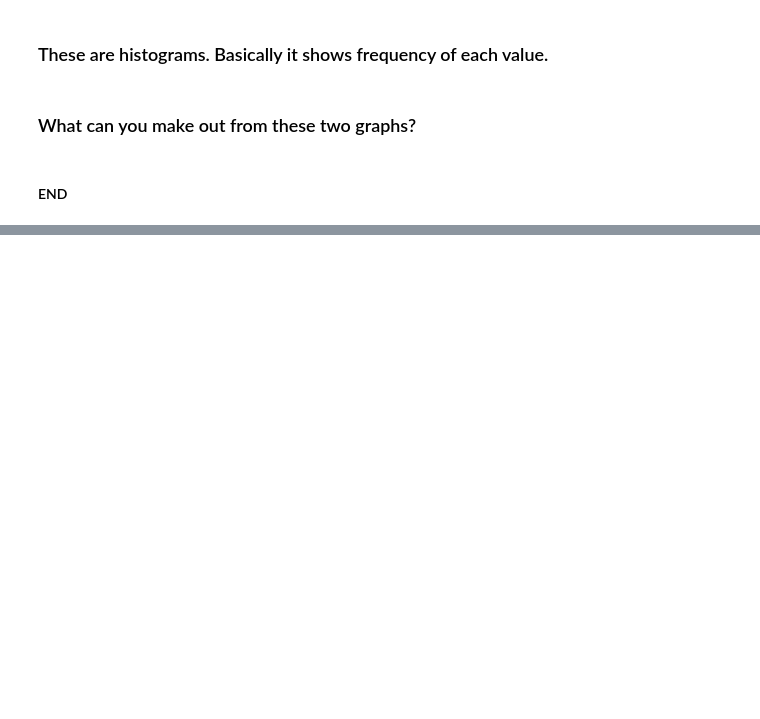
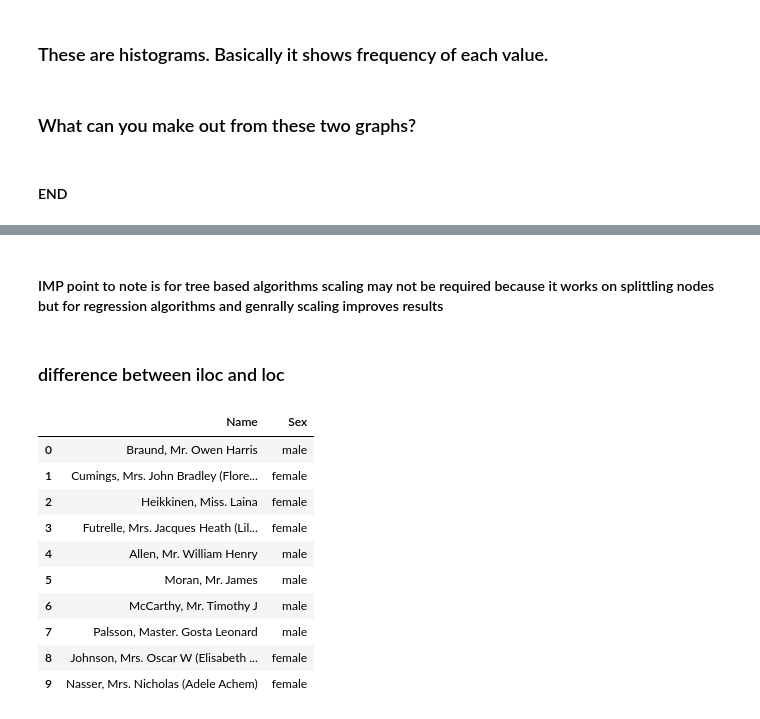
Before and after one commit to prakharlovesdata/ML-sessions, a Jupyter notebook: Sessions/EDA_SESSION_1.ipynb, the cells around one changed output, grey strips where cells are left out. Drawn from its saved outputs; the diff is of its cells as text; code cells hidden in the pictures; blank space fills up the shorter version.

```diff
--- a/Sessions/EDA_SESSION_1.ipynb
+++ b/Sessions/EDA_SESSION_1.ipynb
@@ -205,0 +299,18 @@ plt.show()
+# %% [markdown]
+#### IMP point to note is for tree based algorithms scaling may not be required because it works on splittling nodes but for regression algorithms and genrally scaling improves results
+# %% [markdown]
+### difference between iloc and loc
+# %%
+data.iloc[0:10,3:5]
+# %% [output]
+|  | Name | Sex |
+| 0 | Braund, Mr. Owen Harris | male |
+| 1 | Cumings, Mrs. John Bradley (Flore... | female |
+| 2 | Heikkinen, Miss. Laina | female |
+| 3 | Futrelle, Mrs. Jacques Heath (Lil... | female |
+| 4 | Allen, Mr. William Henry | male |
+| 5 | Moran, Mr. James | male |
+| 6 | McCarthy, Mr. Timothy J | male |
+| 7 | Palsson, Master. Gosta Leonard | male |
+| 8 | Johnson, Mrs. Oscar W (Elisabeth ... | female |
+| 9 | Nasser, Mrs. Nicholas (Adele Achem) | female |
```
Also changed, not shown: parts of 22 cells of this notebook.
